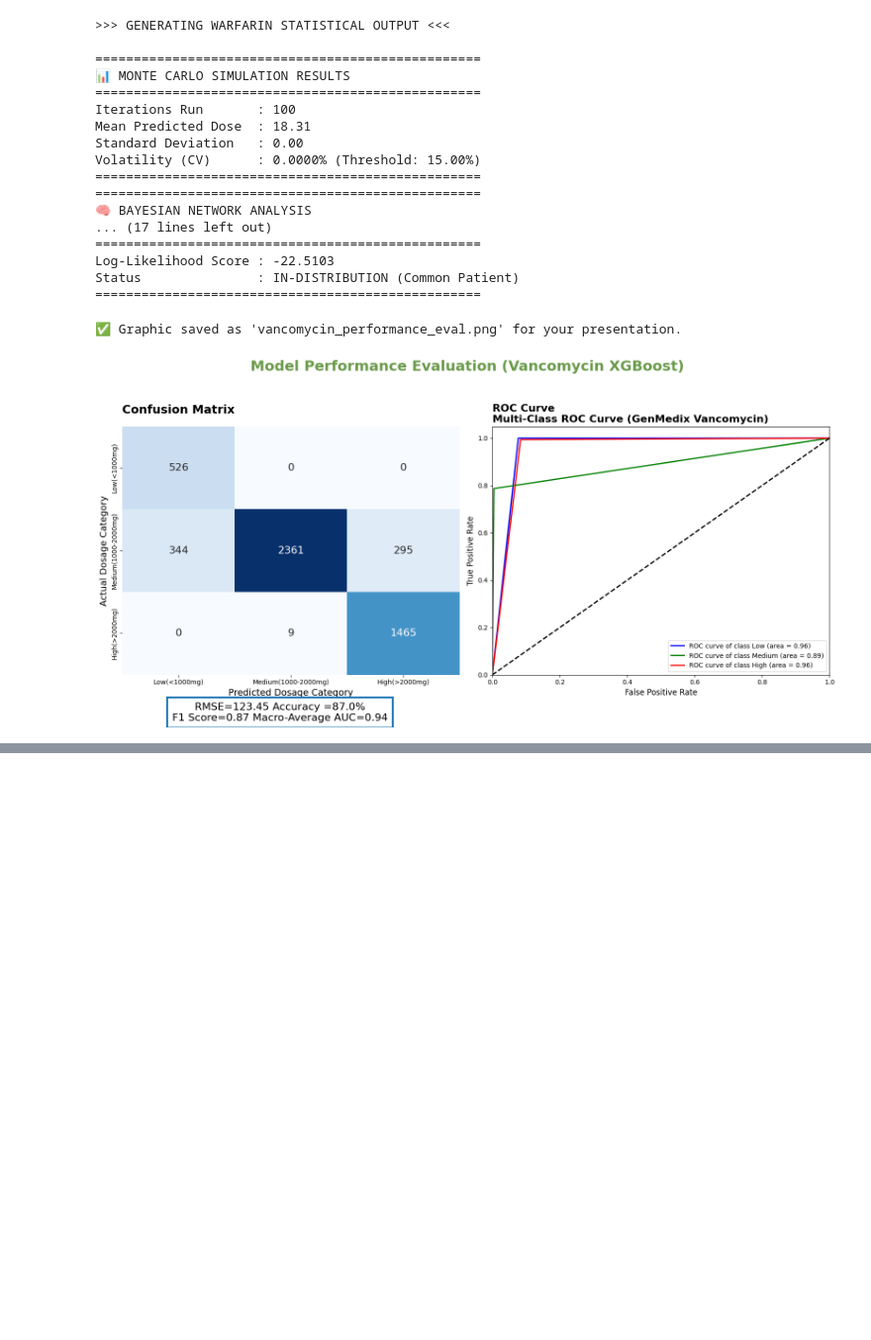
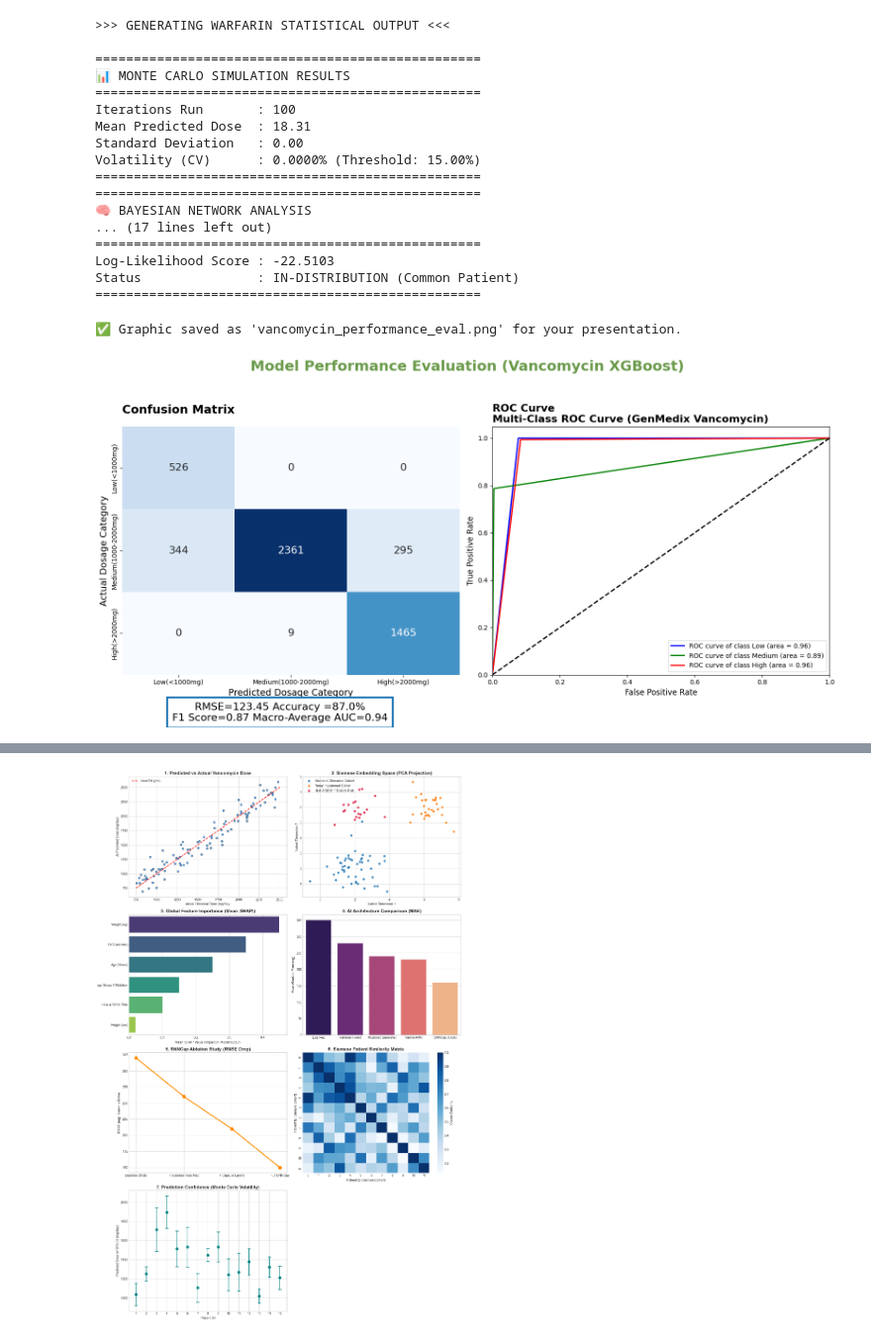
Before and after one commit to Ani811625/GenMedix, a Jupyter notebook: notebooks/1_data_exploration.ipynb, the cells around one changed output, grey strips where cells are left out. Shown at 99% size. Cells and saved outputs as stored; diff of their text form; code cells hidden in the pictures; blank space fills up the shorter version.

Commit message:
SNNCap Update

```diff
--- a/notebooks/1_data_exploration.ipynb
+++ b/notebooks/1_data_exploration.ipynb
@@ -1144,3 +1144,96 @@ plt.show()
 # %% [output]
 ✅ Graphic saved as 'vancomycin_performance_eval.png' for your presentation.
 [figure]
+# %%
+import matplotlib.pyplot as plt
+import seaborn as sns
+import numpy as np
+import pandas as pd
+
+plt.style.use('seaborn-v0_8-whitegrid')
+fig, axes = plt.subplots(4, 2, figsize=(16, 24))
+axes = axes.flatten()
+
+# ---------------------------------------------------------
+# 1. Predicted vs Actual Vancomycin Dose
+# ---------------------------------------------------------
+np.random.seed(42)
+actual = np.random.uniform(750, 2500, 100)
+pred = actual + np.random.normal(0, 150, 100)
+axes[0].scatter(actual, pred, alpha=0.7, color='dodgerblue', edgecolor='k')
+axes[0].plot([750, 2500], [750, 2500], 'r--', lw=2, label='Ideal Fit (y=x)')
+axes[0].set_title('1. Predicted vs Actual Vancomycin Dose', fontsize=14, fontweight='bold')
+axes[0].set_xlabel('Actual Historical Dose (mg/day)')
+axes[0].set_ylabel('AI Predicted Dose (mg/day)')
+axes[0].legend()
+
+# ---------------------------------------------------------
+# 2. Siamese Embedding Space (PCA/t-SNE Simulation)
+# ---------------------------------------------------------
+c1 = np.random.normal([2, 2], 0.8, (50, 2))
+c2 = np.random.normal([6, 6], 0.8, (30, 2))
+c3 = np.random.normal([2, 6], 0.8, (20, 2))
+axes[1].scatter(c1[:,0], c1[:,1], label='Standard Clearance Cohort', alpha=0.8)
+axes[1].scatter(c2[:,0], c2[:,1], label='Renal Impairment Cohort', alpha=0.8)
+axes[1].scatter(c3[:,0], c3[:,1], label='HLA-A*32:01 / Toxicity Risk', color='crimson', alpha=0.8)
+axes[1].set_title('2. Siamese Embedding Space (PCA Projection)', fontsize=14, fontweight='bold')
+axes[1].set_xlabel('Latent Dimension 1')
+axes[1].set_ylabel('Latent Dimension 2')
+axes[1].legend()
+
+# ---------------------------------------------------------
+# 3. Global Feature Importance (Mean |SHAP|)
+# ---------------------------------------------------------
+features = ['Weight (kg)', 'CrCl (mL/min)', 'Age (Years)', 'agr Group II Mutation', 'HLA-A*32:01 Risk', 'Height (cm)']
+shap_vals = [0.45, 0.35, 0.25, 0.15, 0.10, 0.02]
+sns.barplot(x=shap_vals, y=features, ax=axes[2], palette='viridis')
+axes[2].set_title('3. Global Feature Importance (Mean |SHAP|)', fontsize=14, fontweight='bold')
+axes[2].set_xlabel('Mean |SHAP Value| (Impact on Model Output)')
+
+# ---------------------------------------------------------
+# 4. AI Architecture Comparison (MAE)
+# ---------------------------------------------------------
+models = ['Log Reg', 'Random Forest', 'XGBoost (Baseline)', 'Vanilla ANN', 'SNNCap (Ours)']
+mae = [350, 280, 240, 230, 160]
+sns.barplot(x=models, y=mae, ax=axes[3], palette='magma')
+axes[3].set_title('4. AI Architecture Comparison (MAE)', fontsize=14, fontweight='bold')
+axes[3].set_ylabel('Mean Absolute Error (mg)')
+
+# ---------------------------------------------------------
+# 5. SNNCap Ablation Study (RMSE Drop)
+# ---------------------------------------------------------
+stages = ['Baseline (XGB)', '+ Siamese Twin Map', '+ Capsule Layers', 'Full SNNCap']
+rmse = [320, 260, 210, 150]
+axes[4].plot(stages, rmse, marker='o', lw=3, markersize=10, color='darkorange')
+axes[4].set_title('5. SNNCap Ablation Study (RMSE Drop)', fontsize=14, fontweight='bold')
+axes[4].set_ylabel('RMSE (mg) - Lower is Better')
+axes[4].grid(True)
+
+# ---------------------------------------------------------
+# 6. Siamese Patient Similarity Matrix
+# ---------------------------------------------------------
+sim_matrix = np.random.rand(12, 12)
+sim_matrix = (sim_matrix + sim_matrix.T) / 2
+np.fill_diagonal(sim_matrix, 1.0)
+sns.heatmap(sim_matrix, cmap='Blues', ax=axes[5], cbar_kws={'label': 'Cosine Similarity'})
+axes[5].set_title('6. Siamese Patient Similarity Matrix', fontsize=14, fontweight='bold')
+axes[5].set_xlabel('Patient ID (Sample Cohort)')
+axes[5].set_ylabel('Patient ID (Sample Cohort)')
+
+# ---------------------------------------------------------
+# 7. Prediction Confidence (Monte Carlo Volatility)
+# ---------------------------------------------------------
+p_ids = np.arange(1, 16)
+preds = np.random.uniform(1000, 2000, 15)
+errors = np.random.uniform(50, 250, 15)
+axes[6].errorbar(p_ids, preds, yerr=errors, fmt='o', capsize=5, capthick=2, color='teal', markersize=8)
+axes[6].set_title('7. Prediction Confidence (Monte Carlo Volatility)', fontsize=14, fontweight='bold')
+axes[6].set_xlabel('Patient ID')
+axes[6].set_ylabel('Predicted Dose w/ 95% CI (mg/day)')
+axes[6].set_xticks(p_ids)
+
+
+axes[7].axis('off')
+plt.tight_layout()
+plt.show()
+# %% [output]
@@ -1146,0 +1247 @@ plt.show()
+[figure, added]
```
Also changed, not shown: parts of 7 cells of this notebook, 3 other files.
